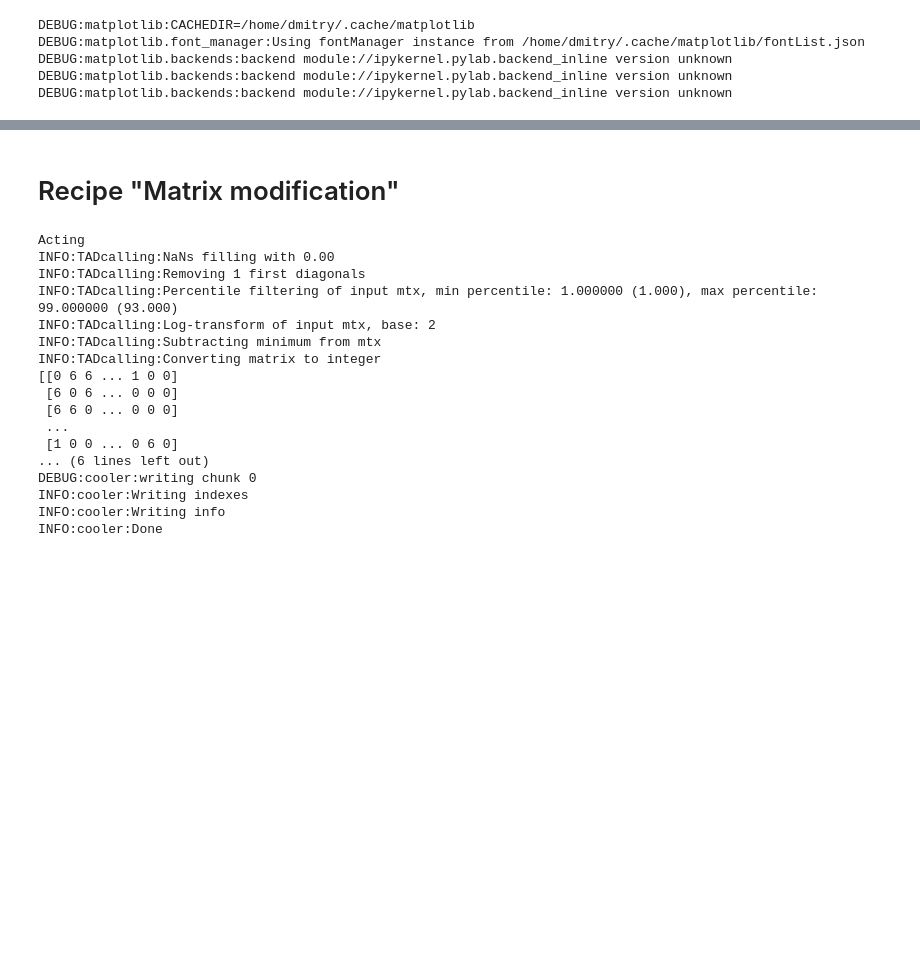
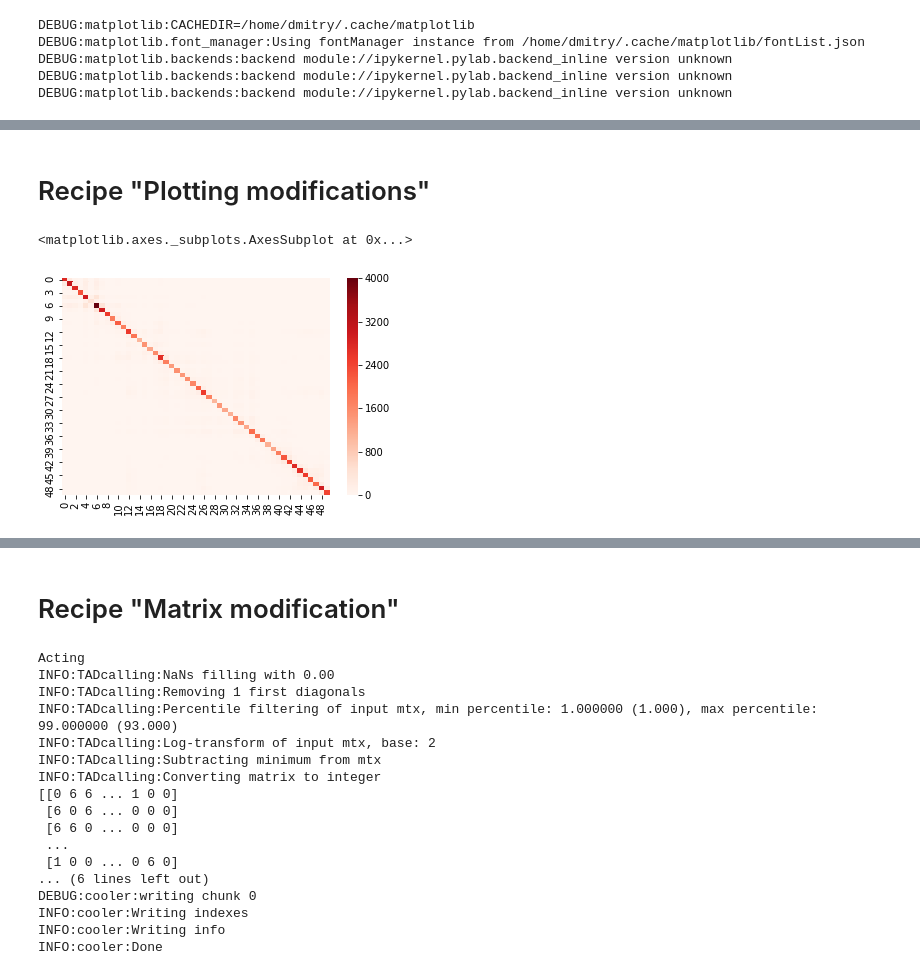
Before and after one commit to dmitrymyl/TADselect, a Jupyter notebook: examples/example_InteractionMatrix.ipynb, the cells around one changed output, grey strips where cells are left out. Cells and saved outputs as stored; diff of their text form; code cells hidden in the pictures; blank space fills up the shorter version.

```diff
--- a/examples/example_InteractionMatrix.ipynb
+++ b/examples/example_InteractionMatrix.ipynb
@@ -18,0 +41,9 @@ TADcalling.set_verbosity('INFO')
+# %% [markdown]
+# Recipe "Plotting modifications"
+# %%
+mtx = TADcalling.InteractionMatrix('../data/S2.20000.cool', input_type='cool', balance=False)
+mtx = mtx.fill_nans(0)
+sns.heatmap(mtx._mtx[100:150, 100:150], cmap='Reds')
+# %% [output]
+<matplotlib.axes._subplots.AxesSubplot at 0x...>
+[figure, added]
```
Also changed, not shown: parts of 5 cells of this notebook, 4 other files.
